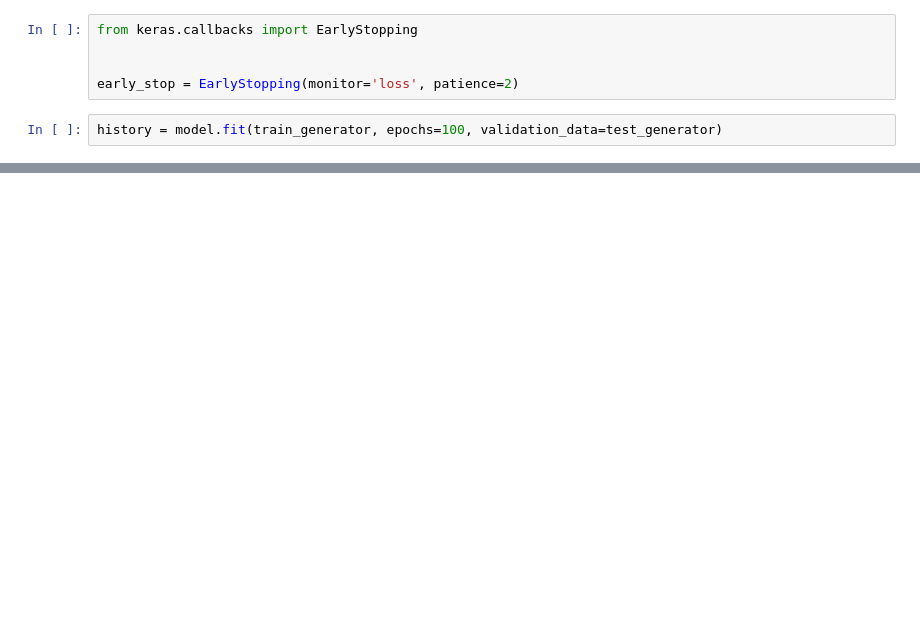
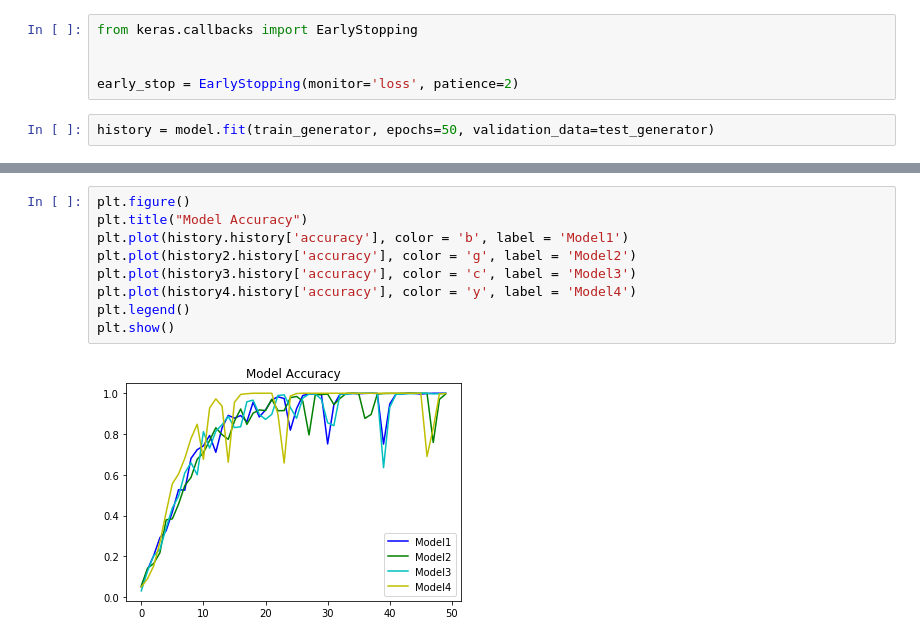
Before and after one commit to abigailfrancis/EE382_ASL_recognition, a Jupyter notebook: Data_Preprocessing.ipynb, the cells around one changed output, grey strips where cells are left out. Drawn from its saved outputs; the diff is of its cells as text; blank space fills up the shorter version.

```diff
--- a/Data_Preprocessing.ipynb
+++ b/Data_Preprocessing.ipynb
@@ -204,5 +341,5 @@ from keras.callbacks import EarlyStopping
 
 early_stop = EarlyStopping(monitor='loss', patience=2)
 # %%
-history = model.fit(train_generator, epochs=100, validation_data=test_generator)
+history = model.fit(train_generator, epochs=50, validation_data=test_generator)
 # %% [output]
@@ -420,0 +459,11 @@ ValueError: Error when checking input: expected conv2d_29_input to have 4 dimens
+# %%
+plt.figure()
+plt.title("Model Accuracy")
+plt.plot(history.history['accuracy'], color = 'b', label = 'Model1')
+plt.plot(history2.history['accuracy'], color = 'g', label = 'Model2')
+plt.plot(history3.history['accuracy'], color = 'c', label = 'Model3')
+plt.plot(history4.history['accuracy'], color = 'y', label = 'Model4')
+plt.legend()
+plt.show()
+# %% [output]
+[figure, added]
```
Also changed, not shown: parts of 29 cells of this notebook.
